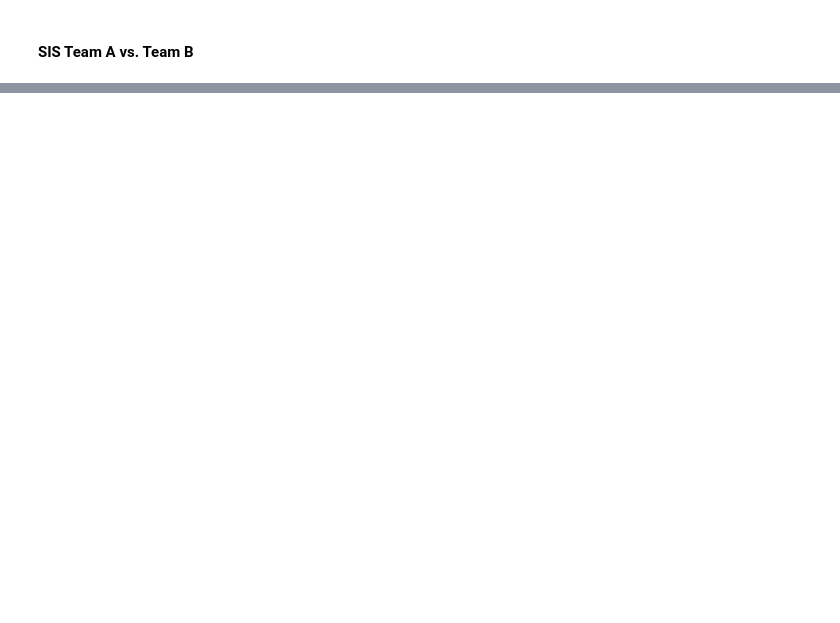
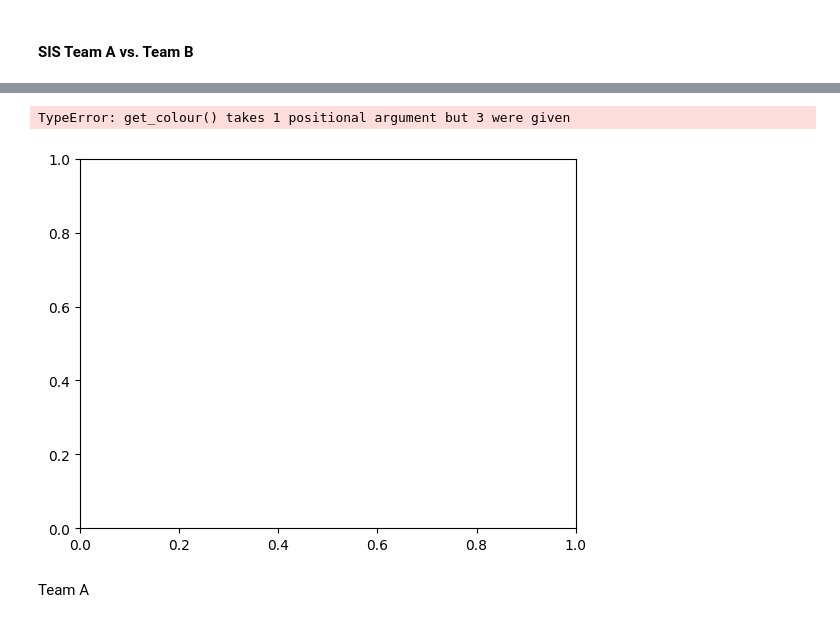
Before and after one commit to arnoldram/dataunionsihf, a Jupyter notebook: showcase_plots_martin.ipynb, the cells around one changed output, grey strips where cells are left out. Saved outputs shown, nothing was run; the diff lists cells and outputs as text; code cells hidden in the pictures; blank space fills up the shorter version.

```diff
--- a/showcase_plots_martin.ipynb
+++ b/showcase_plots_martin.ipynb
@@ -186,0 +202,28 @@ Shift Intensities using elbow method
+# %%
+def get_colour(intensity: int) -> str:
+    """
+    creates a colour between green and red  according to intensity
+
+    :param intensity: hockey intensity within [0,1]
+    :return: linear interpolation between green = easy and red = heavy in hex-format, e.g. #FF0000
+    """
+
+    # LERP between green and red
+    green = int((1 - intensity) * 255)
+    red = int(intensity * 255)
+
+    colour = "#%02x%02x%02x" % (red, green, 0)  # blue value is 0
+    return colour
+
+
+
+# Plot SIS for Team B
+plot_SIS(df_filtered,
+         0,
+         10,
+         team_name="Team B",
+         file_name_raw_data=file_name
+         )
+# %% [output]
+TypeError: get_colour() takes 1 positional argument but 3 were given
+[figure, added]
@@ -186,0 +316,2 @@ Shift Intensities using elbow method
+# %% [markdown]
+Team A
```
Also changed, not shown: parts of 22 cells of this notebook.
